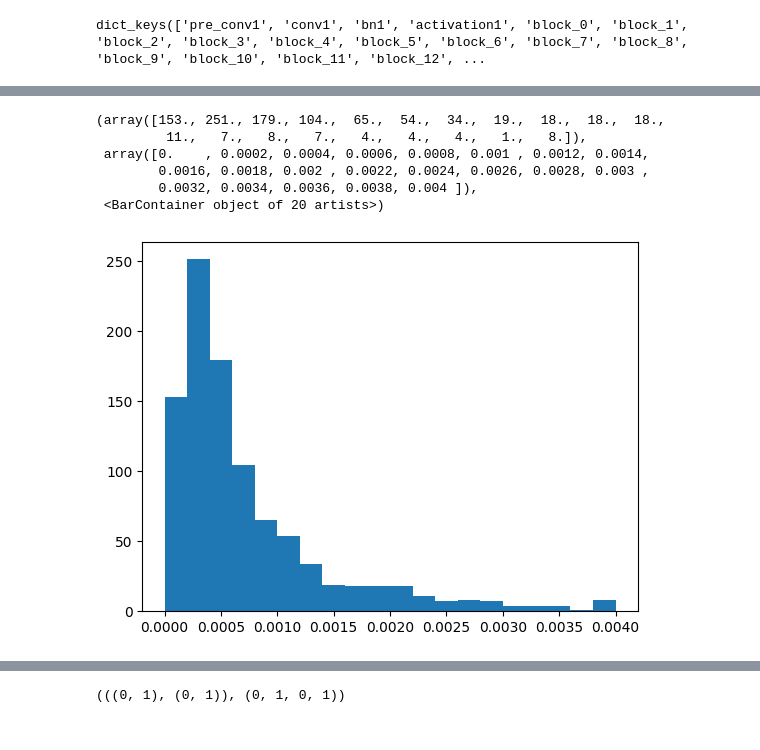
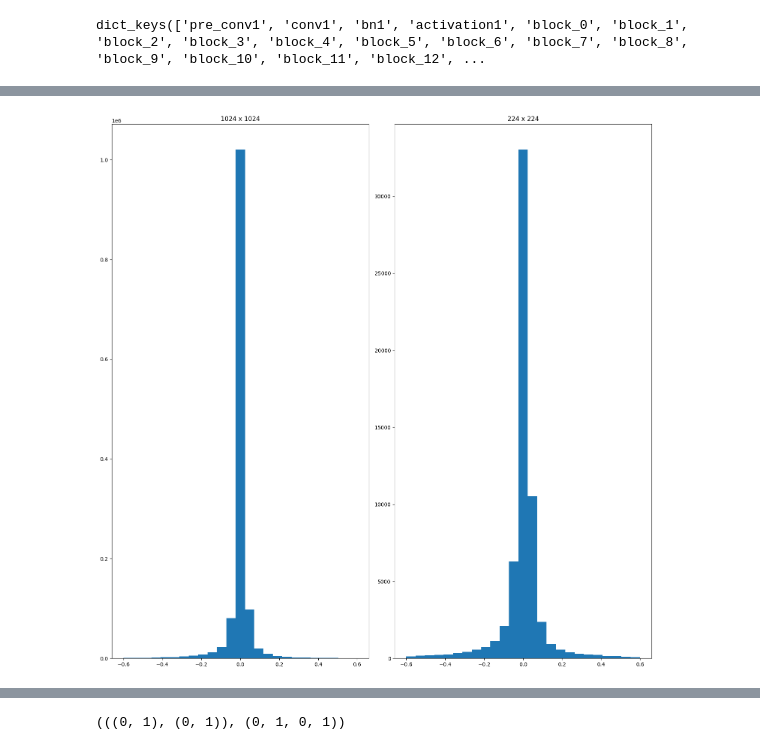
Before and after one commit to vinhle169/pytorch-efficientnet, a Jupyter notebook: analyze_models.ipynb, the cells around one changed output, grey strips where cells are left out. Saved outputs shown, nothing was run; the diff lists cells and outputs as text; code cells hidden in the pictures.

```diff
--- a/analyze_models.ipynb
+++ b/analyze_models.ipynb
@@ -244,0 +375,7 @@ list(features.keys())[-5:]
+# %%
+test_pyt = effnet.outputs['final_conv_and_swish'].permute(0,2,3,1)
+test_pyt224 = effnet224.outputs['final_conv_and_swish'].permute(0,2,3,1)
+print(test_pyt.shape)
+print(test_pyt224.shape)
+test_pyt = test_pyt.numpy()
+test_pyt224 = test_pyt224.numpy()
@@ -245,5 +385,6 @@ list(features.keys())[-5:]
 # %%
-test_keras = features['probs'][0]
+test_keras = features['top_activation']
+test_keras224 = features224['top_activation']
 print(test_keras.shape)
-np.argmax(test_keras)
+print(test_keras224.shape)
 # %% [output]
@@ -252,6 +392,0 @@ np.argmax(test_keras)
-# %%
-# test_pyt = effnet.block_list[0].outputs['depth_conv'][0].permute(1,2,0)[0,0:5,0:5]
-# test_pyt = effnet.outputs['final_conv_and_swish']
-test_pyt = y_t[0]
-print(test_pyt.shape)
-print(torch.argmax(test_pyt))
@@ -271,10 +393,18 @@ plt.hist(test_keras, range=(0,0.004),bins=20)
-# %%
-plt.hist(test_pyt.detach().numpy(), range=(0,0.004),bins=20)
-# %% [output]
-(array([153., 251., 179., 104.,  65.,  54.,  34.,  19.,  18.,  18.,  18.,
-         11.,   7.,   8.,   7.,   4.,   4.,   4.,   1.,   8.]),
- array([0.    , 0.0002, 0.0004, 0.0006, 0.0008, 0.001 , 0.0012, 0.0014,
-        0.0016, 0.0018, 0.002 , 0.0022, 0.0024, 0.0026, 0.0028, 0.003 ,
-        0.0032, 0.0034, 0.0036, 0.0038, 0.004 ]),
- <BarContainer object of 20 artists>)
-[figure, removed]
+# %%
+test_pyt_f = test_pyt.flatten()
+test_keras_f = test_keras.flatten()
+test_pyt_f224 = test_pyt224.flatten()
+test_keras_f224 = test_keras224.flatten()
+differences = test_keras_f - test_pyt_f
+differences224 = test_keras_f224 - test_pyt_f224
+# %%
+fig,axs = plt.subplots(1,2)
+fig.set_figheight(15)
+fig.set_figwidth(15)
+axs[0].hist(differences, bins=25, range=(-.6,.6));
+axs[0].set_title('1024 x 1024');
+axs[1].hist(differences224, bins=25, range=(-.6,.6));
+axs[1].set_title('224 x 224');
+plt.tight_layout()
+# %% [output]
+[figure, added]
```
Also changed, not shown: parts of 20 cells of this notebook.
